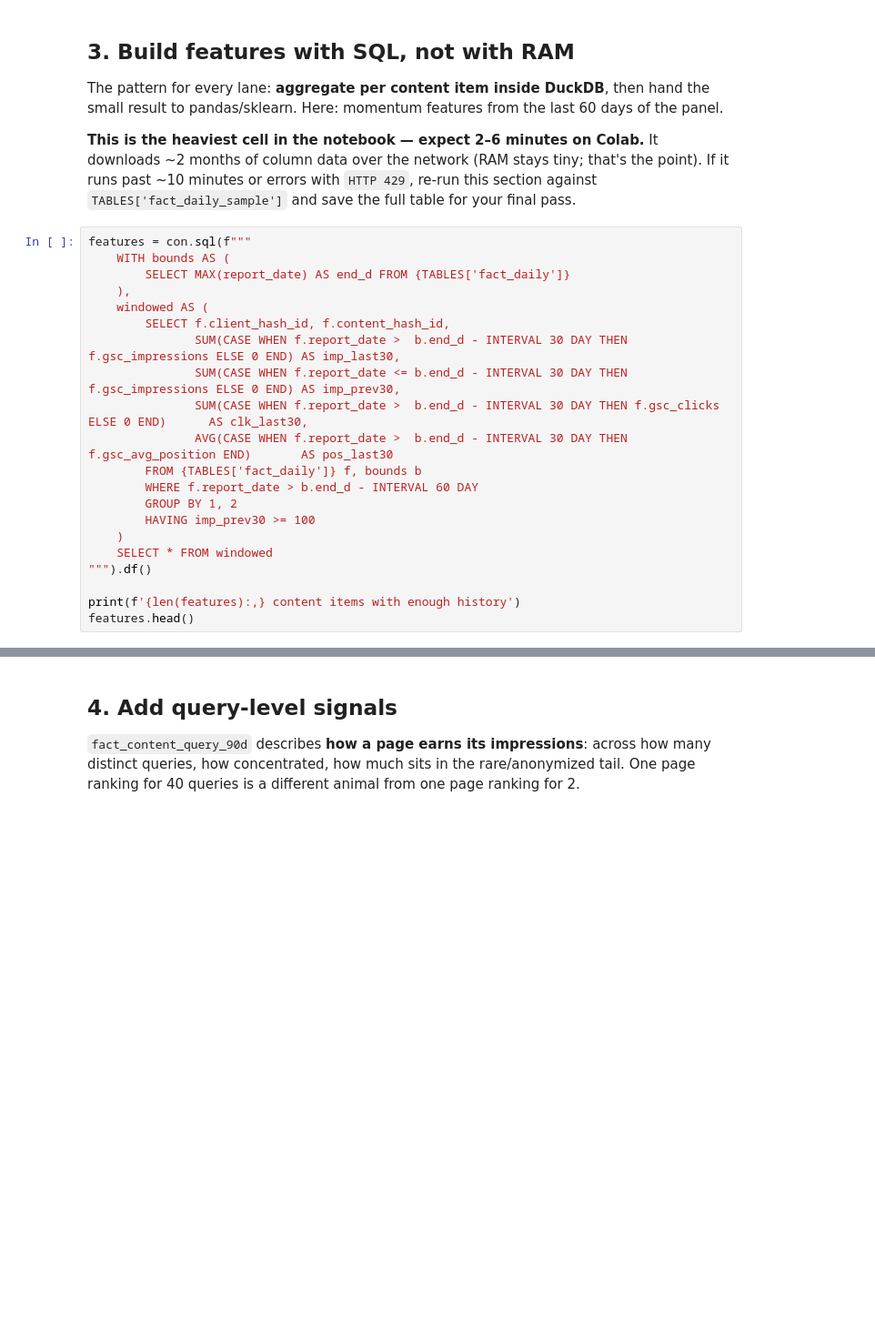
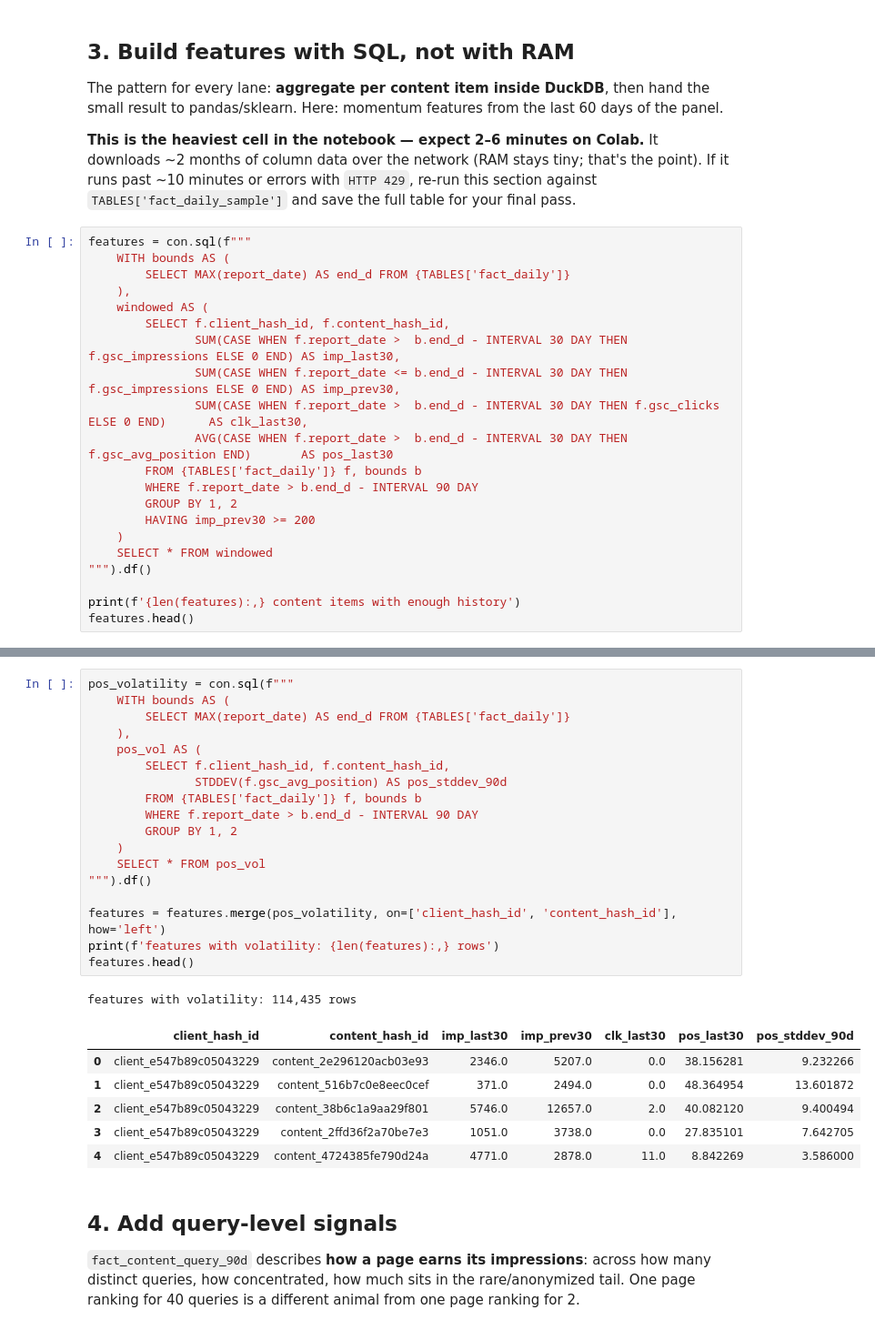
Before and after one commit to Miguel3o2/flyrank-demo, a Jupyter notebook: notebooks/03_working_with_the_full_release.ipynb, the cells around one changed output, grey strips where cells are left out. Shown at 91% size. Saved outputs shown, nothing was run; the diff lists cells and outputs as text; blank space fills up the shorter version.

```diff
--- a/notebooks/03_working_with_the_full_release.ipynb
+++ b/notebooks/03_working_with_the_full_release.ipynb
@@ -96,9 +119,9 @@ features = con.sql(f"""
                SUM(CASE WHEN f.report_date >  b.end_d - INTERVAL 30 DAY THEN f.gsc_clicks ELSE 0 END)      AS clk_last30,
                AVG(CASE WHEN f.report_date >  b.end_d - INTERVAL 30 DAY THEN f.gsc_avg_position END)       AS pos_last30
         FROM {TABLES['fact_daily']} f, bounds b
-        WHERE f.report_date > b.end_d - INTERVAL 60 DAY
+        WHERE f.report_date > b.end_d - INTERVAL 90 DAY
         GROUP BY 1, 2
-        HAVING imp_prev30 >= 100
+        HAVING imp_prev30 >= 200
     )
     SELECT * FROM windowed
 """).df()
@@ -108,3 +143,29 @@ features.head()
+# %%
+pos_volatility = con.sql(f"""
+    WITH bounds AS (
+        SELECT MAX(report_date) AS end_d FROM {TABLES['fact_daily']}
+    ),
+    pos_vol AS (
+        SELECT f.client_hash_id, f.content_hash_id,
+               STDDEV(f.gsc_avg_position) AS pos_stddev_90d
+        FROM {TABLES['fact_daily']} f, bounds b
+        WHERE f.report_date > b.end_d - INTERVAL 90 DAY
+        GROUP BY 1, 2
+    )
+    SELECT * FROM pos_vol
+""").df()
+
+features = features.merge(pos_volatility, on=['client_hash_id', 'content_hash_id'], how='left')
+print(f'features with volatility: {len(features):,} rows')
+features.head()
+# %% [output]
+features with volatility: 114,435 rows
+|  | client_hash_id | content_hash_id | imp_last30 | imp_prev30 | clk_last30 | pos_last30 | pos_stddev_90d |
+| 0 | client_e547b89c05043229 | content_2e296120acb03e93 | 2346.0 | 5207.0 | 0.0 | 38.156281 | 9.232266 |
+| 1 | client_e547b89c05043229 | content_516b7c0e8eec0cef | 371.0 | 2494.0 | 0.0 | 48.364954 | 13.601872 |
+| 2 | client_e547b89c05043229 | content_38b6c1a9aa29f801 | 5746.0 | 12657.0 | 2.0 | 40.082120 | 9.400494 |
+| 3 | client_e547b89c05043229 | content_2ffd36f2a70be7e3 | 1051.0 | 3738.0 | 0.0 | 27.835101 | 7.642705 |
+| 4 | client_e547b89c05043229 | content_4724385fe790d24a | 4771.0 | 2878.0 | 11.0 | 8.842269 | 3.586000 |
 # %% [markdown]
 ## 4. Add query-level signals
 
```
Also changed, not shown: parts of 9 cells of this notebook.
